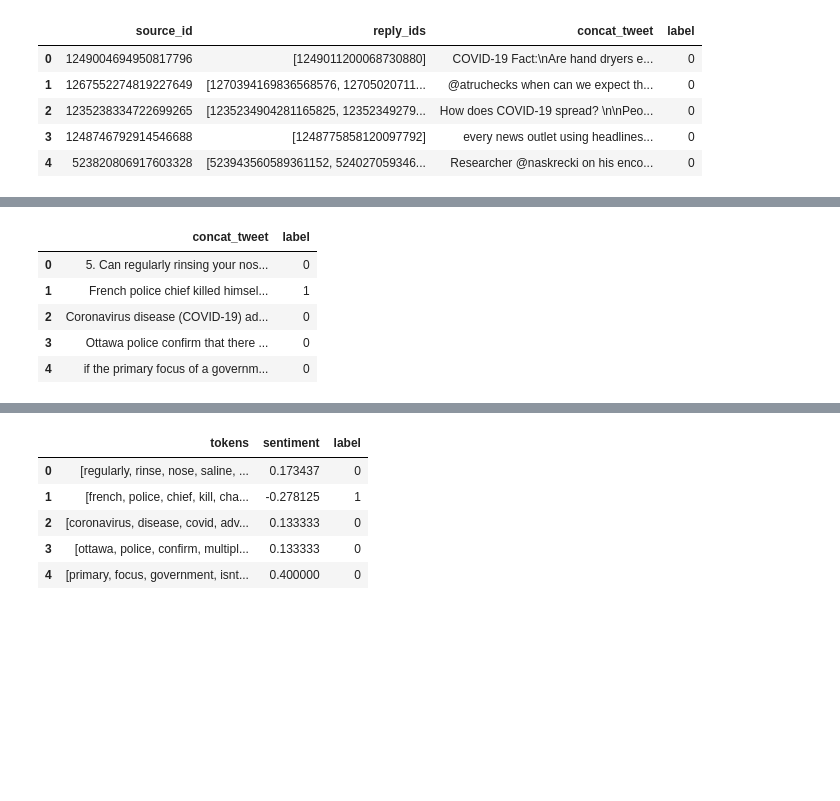
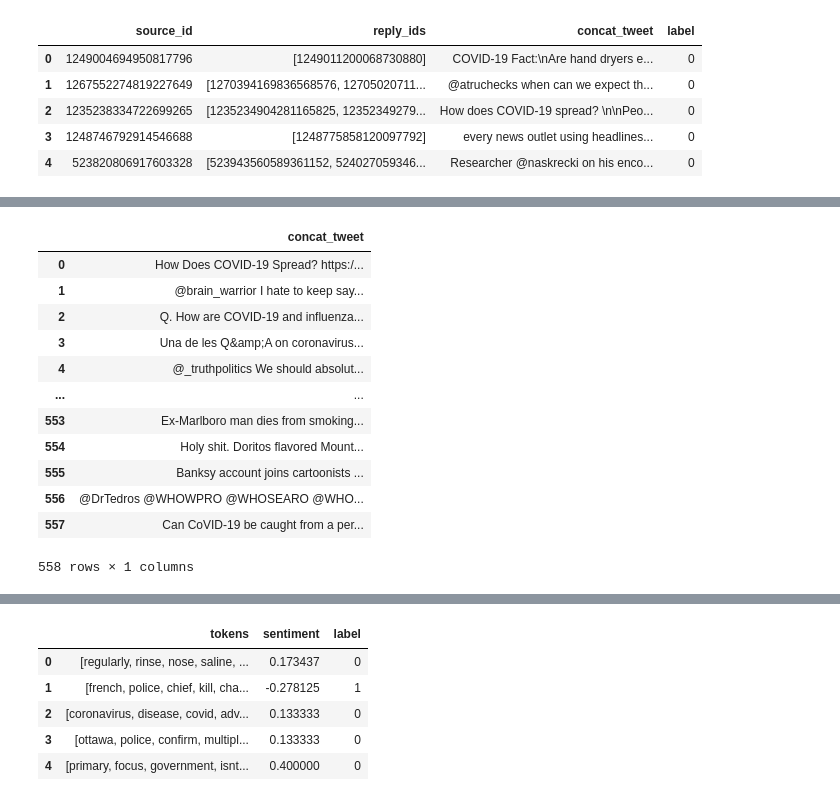
Before and after one commit to kelvinlim3/Twitter-Rumour-Detection, a Jupyter notebook: nn.ipynb, the cells around one changed output, grey strips where cells are left out. Drawn from its saved outputs; the diff is of its cells as text; code cells hidden in the pictures; blank space fills up the shorter version.

```diff
--- a/nn.ipynb
+++ b/nn.ipynb
@@ -207,15 +216,22 @@ test_full_df.head()
 # %%
 train_full_df.drop(['source_id','reply_ids'],axis=1,inplace=True)
 dev_full_df.drop(['source_id','reply_ids'],axis=1,inplace=True)
 test_full_df.drop(['source_id','reply_ids'],axis=1,inplace=True)
-train_full_df.head()
+test_full_df
 # %% [output]
-|  | concat_tweet | label |
-| 0 | 5. Can regularly rinsing your nos... | 0 |
-| 1 | French police chief killed himsel... | 1 |
-| 2 | Coronavirus disease (COVID-19) ad... | 0 |
-| 3 | Ottawa police confirm that there ... | 0 |
-| 4 | if the primary focus of a governm... | 0 |
+|  | concat_tweet |
+| 0 | How Does COVID-19 Spread? https:/... |
+| 1 | @brain_warrior I hate to keep say... |
+| 2 | Q. How are COVID-19 and influenza... |
+| 3 | Una de les Q&amp;A on coronavirus... |
+| 4 | @_truthpolitics We should absolut... |
+| ... | ... |
+| 553 | Ex-Marlboro man dies from smoking... |
+| 554 | Holy shit. Doritos flavored Mount... |
+| 555 | Banksy account joins cartoonists ... |
+| 556 | @DrTedros @WHOWPRO @WHOSEARO @WHO... |
+| 557 | Can CoVID-19 be caught from a per... |
+558 rows × 1 columns
 # %%
 def preprocess_df(df):
     preprocessed = df
```
Also changed, not shown: parts of 13 cells of this notebook, 3 other files.
